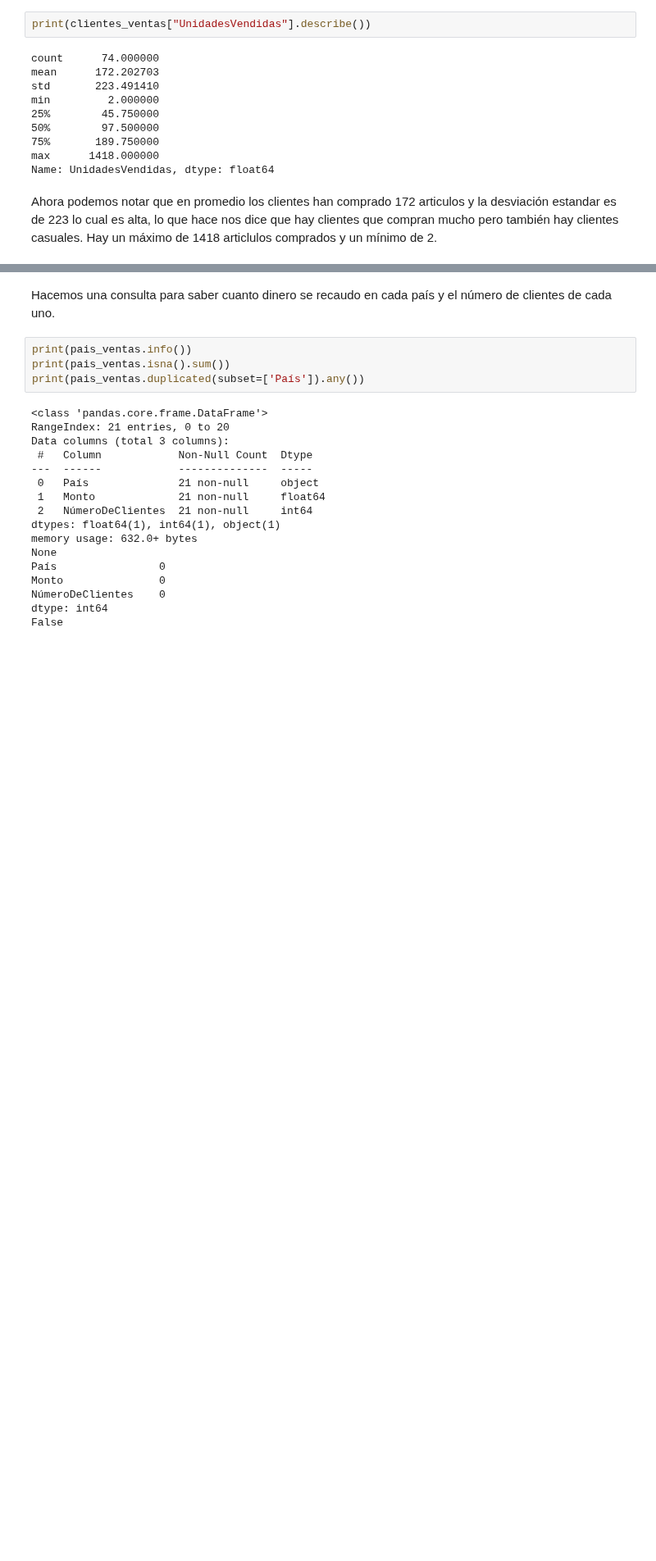
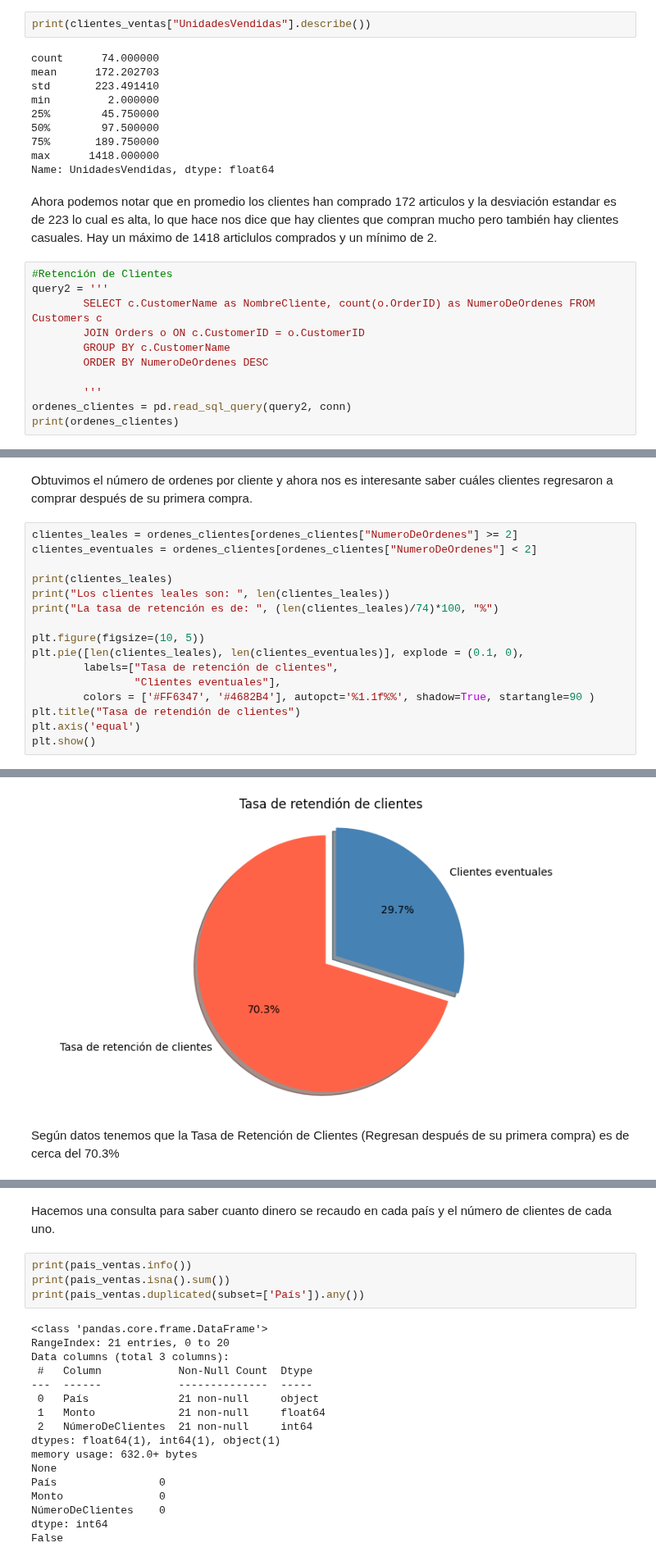
Before and after one commit to arieldatascientist/Northwind_end-to-end-ventas-forecasting-and-segmentation, a Jupyter notebook: notebooks/EDA_Northwind.ipynb, the cells around one changed output, grey strips where cells are left out. Shown at 82% size. Saved outputs shown, nothing was run; the diff lists cells and outputs as text; blank space fills up the shorter version.

Commit message:
Actualización de información de clientes y fecha de ventas

```diff
--- a/notebooks/EDA_Northwind.ipynb
+++ b/notebooks/EDA_Northwind.ipynb
@@ -173,3 +173,14 @@ max      1418.000000
 Name: UnidadesVendidas, dtype: float64
 # %% [markdown]
 Ahora podemos notar que en promedio los clientes han comprado 172 articulos y la desviación estandar es de 223 lo cual es alta, lo que hace nos dice que hay clientes que compran mucho pero también hay clientes casuales. Hay un máximo de 1418 articlulos comprados y un mínimo de 2.
+# %%
+#Retención de Clientes
+query2 = '''
+        SELECT c.CustomerName as NombreCliente, count(o.OrderID) as NumeroDeOrdenes FROM Customers c
+        JOIN Orders o ON c.CustomerID = o.CustomerID
+        GROUP BY c.CustomerName
+        ORDER BY NumeroDeOrdenes DESC
+
+        '''
+ordenes_clientes = pd.read_sql_query(query2, conn)
+print(ordenes_clientes)
@@ -175,0 +202,19 @@ Ahora podemos notar que en promedio los clientes han comprado 172 articulos y la
+# %% [markdown]
+Obtuvimos el número de ordenes por cliente y ahora nos es interesante saber cuáles clientes regresaron a comprar después de su primera compra.
+# %%
+clientes_leales = ordenes_clientes[ordenes_clientes["NumeroDeOrdenes"] >= 2]
+clientes_eventuales = ordenes_clientes[ordenes_clientes["NumeroDeOrdenes"] < 2]
+
+print(clientes_leales)
+print("Los clientes leales son: ", len(clientes_leales))
+print("La tasa de retención es de: ", (len(clientes_leales)/74)*100, "%")
+
+plt.figure(figsize=(10, 5))
+plt.pie([len(clientes_leales), len(clientes_eventuales)], explode = (0.1, 0),
+        labels=["Tasa de retención de clientes",
+                "Clientes eventuales"],
+        colors = ['#FF6347', '#4682B4'], autopct='%1.1f%%', shadow=True, startangle=90 )
+plt.title("Tasa de retendión de clientes")
+plt.axis('equal')
+plt.show()
+# %% [output]
@@ -176,3 +238,6 @@ Ahora podemos notar que en promedio los clientes han comprado 172 articulos y la
+[figure, added]
+# %% [markdown]
+Según datos tenemos que la Tasa de Retención de Clientes (Regresan después de su primera compra) es de cerca del 70.3%
 # %%
 #Países info
 
```
Also changed, not shown: parts of 6 cells of this notebook.
